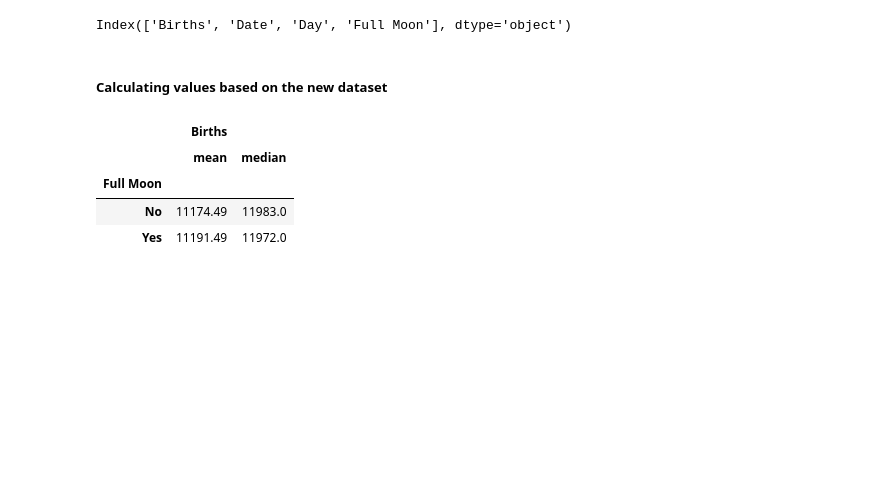
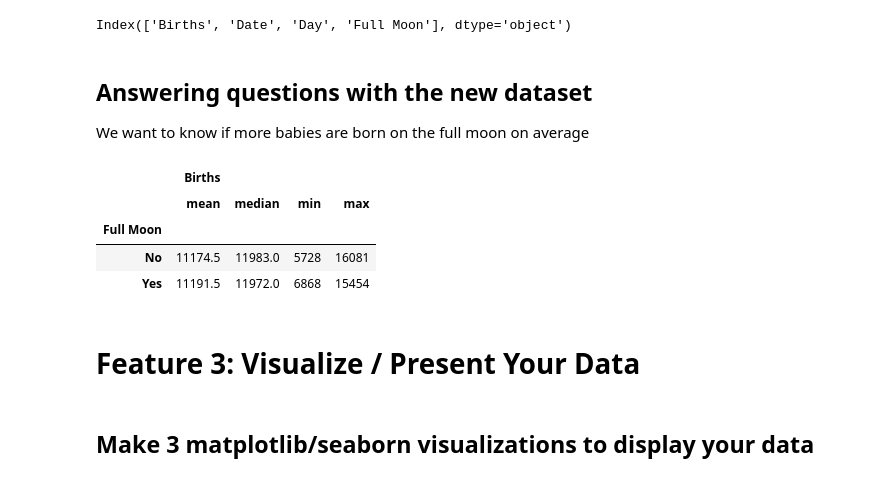
Before and after one commit to alisonkhill/babymoon, a Jupyter notebook: main.ipynb, the cells around one changed output. Cells and saved outputs as stored; diff of their text form; code cells hidden in the pictures; blank space fills up the shorter version.

```diff
--- a/main.ipynb
+++ b/main.ipynb
@@ -355,13 +271,21 @@ babymoons_df.rename(columns= {'births':'Births', 'Time':'Full Moon'}, inplace=Tr
 babymoons_df.columns
 # %% [output]
 Index(['Births', 'Date', 'Day', 'Full Moon'], dtype='object')
-# %% [markdown]
-##### Calculating values based on the new dataset
-# %%
-babymoons_df.groupby('Full Moon').agg({'Births': ['mean', 'median']}).round(2)
-# %% [output]
-|  | Births |  |
-|  | mean | median |
-| Full Moon |  |  |
-| No | 11174.49 | 11983.0 |
-| Yes | 11191.49 | 11972.0 |
+# %% [markdown]
+## Answering questions with the new dataset
+
+We want to know if more babies are born on the full moon on average
+# %%
+# Start looking at descriptive statistics and group by presence or absence of full moon
+
+babymoons_df.groupby('Full Moon').agg({'Births': ['mean', 'median', 'min', 'max']}).round(1)
+# %% [output]
+|  | Births |  |  |  |
+|  | mean | median | min | max |
+| Full Moon |  |  |  |  |
+| No | 11174.5 | 11983.0 | 5728 | 16081 |
+| Yes | 11191.5 | 11972.0 | 6868 | 15454 |
+# %% [markdown]
+# Feature 3: Visualize / Present Your Data
+# %% [markdown]
+## Make 3 matplotlib/seaborn visualizations to display your data
```
Also changed, not shown: parts of 17 cells of this notebook.
